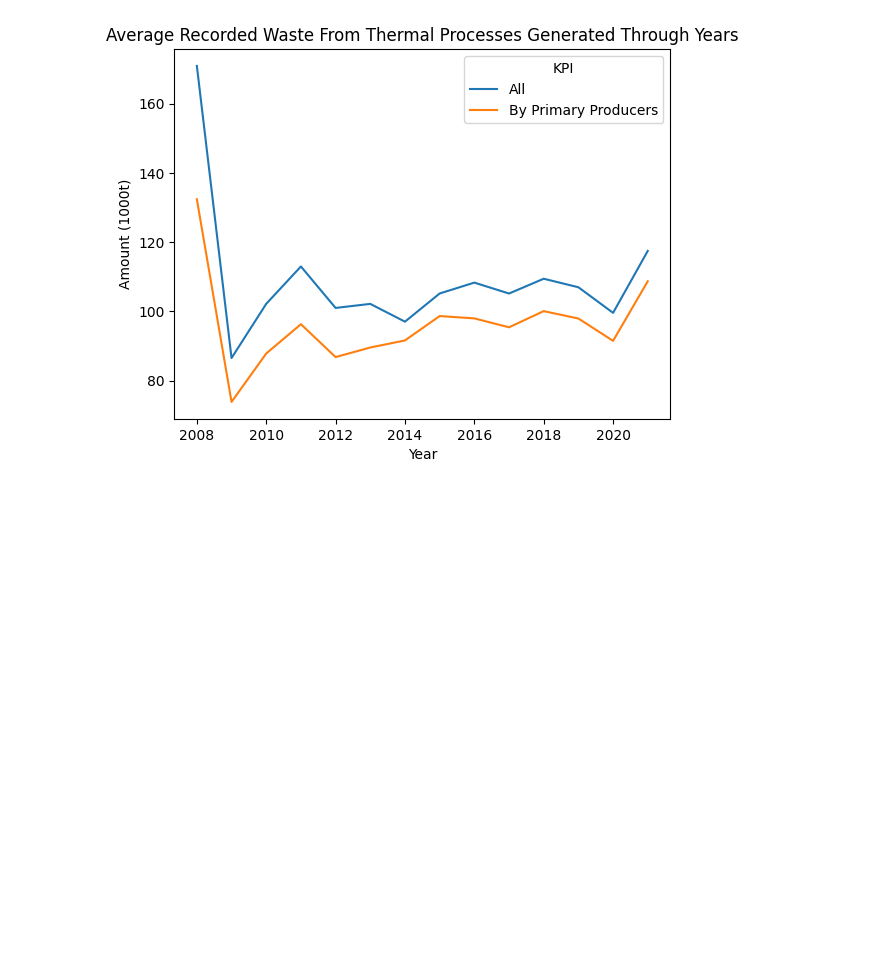
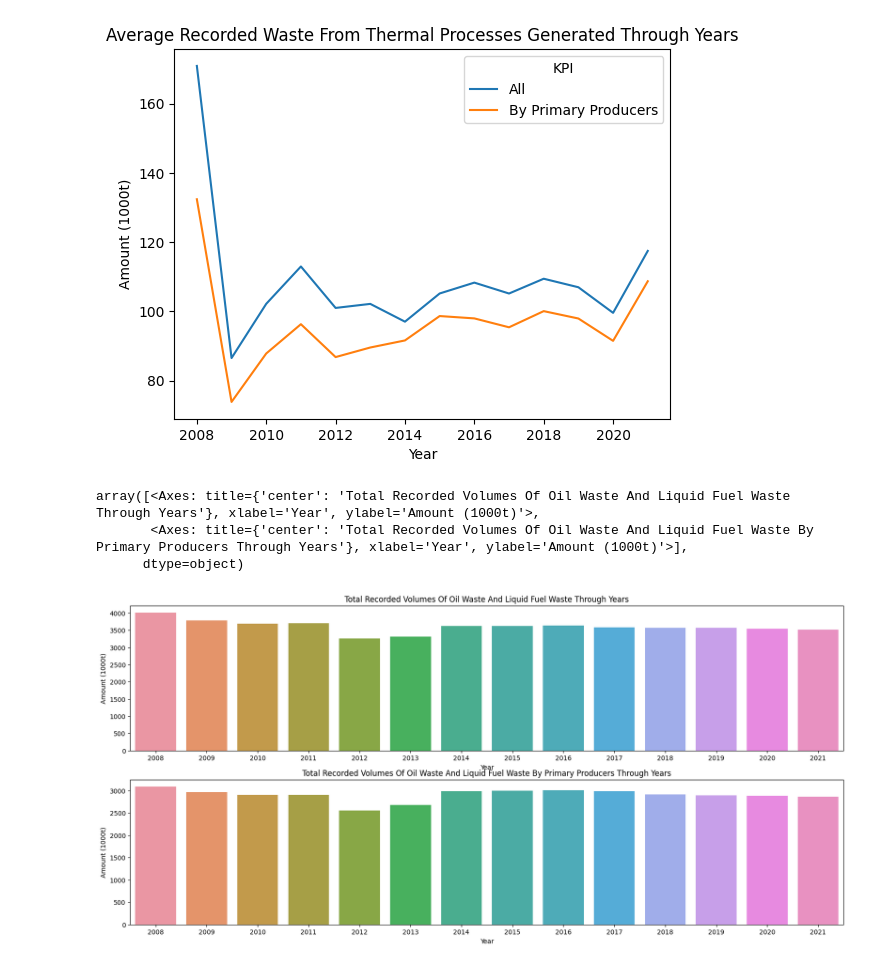
Before and after one commit to UyenDhNguyen/Germany-Waste-Management-Analysis, a Jupyter notebook: EDA/Hazardous Waste/waste-producers-quantities-types-industry-years-32151-0001.ipynb, the cells around one changed output. Drawn from its saved outputs; the diff is of its cells as text; code cells hidden in the pictures; blank space fills up the shorter version.

```diff
--- a/EDA/Hazardous Waste/waste-producers-quantities-types-industry-years-32151-0001.ipynb
+++ b/EDA/Hazardous Waste/waste-producers-quantities-types-industry-years-32151-0001.ipynb
@@ -182,3 +193,21 @@ plot_mean_waste_years_2(year_waste_mean_df, 'Construction and demolition waste')
 plot_mean_waste_years_2(year_waste_mean_df, waste='Waste from thermal processes')
 # %% [output]
 [figure]
+# %%
+def plot_total_waste_years_1(total_df, waste):
+    df1 = total_df.loc[total_df['Waste Description'] == waste]
+    fig, ax = plt.subplots(ncols=1, nrows=2, figsize=(20, 9))
+    sns.barplot(data=df1, x='Year', y='All', ax=ax[0])
+    ax[0].title.set_text(f"Total Recorded Volumes Of {waste.title()} Through Years")
+    ax[0].set_ylabel('Amount (1000t)')
+    sns.barplot(data=df1, x='Year', y='By Primary Producers', ax=ax[1])
+    ax[1].title.set_text(f"Total Recorded Volumes Of {waste.title()} By Primary Producers Through Years")
+    ax[1].set_ylabel('Amount (1000t)')
+    return ax
+
+plot_total_waste_years_1(year_waste_total_df, 'Oil waste and liquid fuel waste')
+# %% [output]
+array([<Axes: title={'center': 'Total Recorded Volumes Of Oil Waste And Liquid Fuel Waste Through Years'}, xlabel='Year', ylabel='Amount (1000t)'>,
+       <Axes: title={'center': 'Total Recorded Volumes Of Oil Waste And Liquid Fuel Waste By Primary Producers Through Years'}, xlabel='Year', ylabel='Amount (1000t)'>],
+      dtype=object)
+[figure, added]
```
Also changed, not shown: parts of 20 cells of this notebook.
